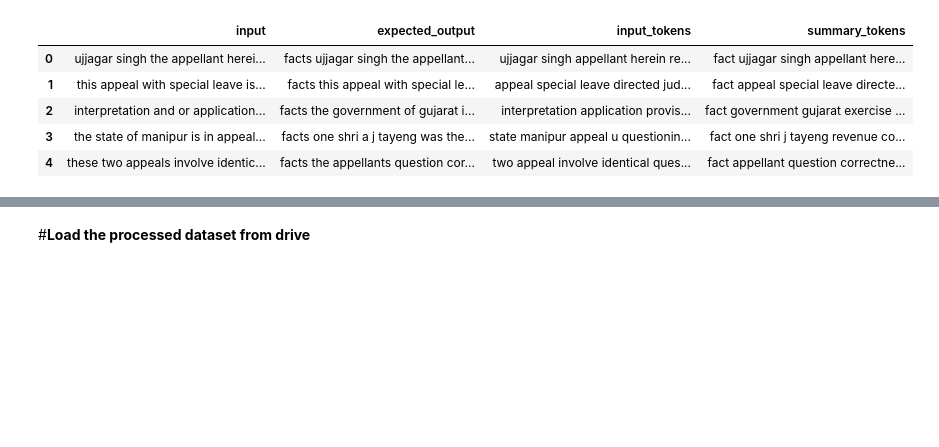
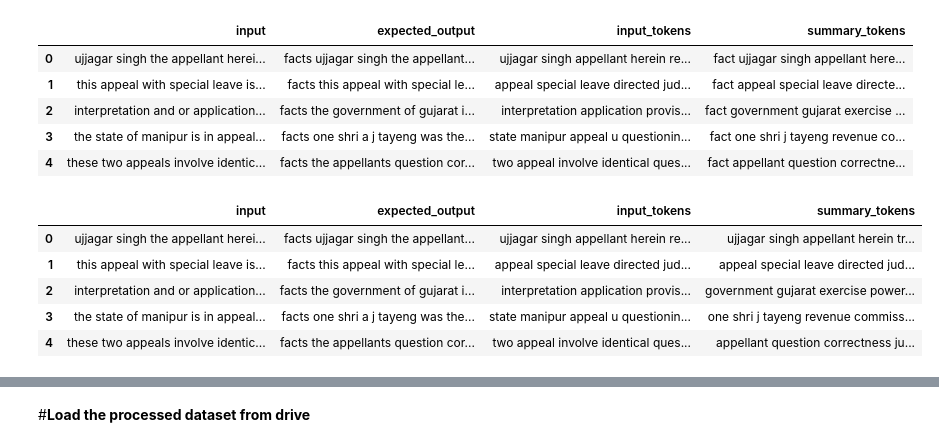
Before and after one commit to ayush9h/LegalDigest, a Jupyter notebook: LegalDigest_Model.ipynb, the cells around one changed output, grey strips where cells are left out. Saved outputs shown, nothing was run; the diff lists cells and outputs as text; code cells hidden in the pictures; blank space fills up the shorter version.

```diff
--- a/LegalDigest_Model.ipynb
+++ b/LegalDigest_Model.ipynb
@@ -146,4 +163,24 @@ df.head(5)
 | 2 | interpretation and or application... | facts the government of gujarat i... | interpretation application provis... | fact government gujarat exercise ... |
 | 3 | the state of manipur is in appeal... | facts one shri a j tayeng was the... | state manipur appeal u questionin... | fact one shri j tayeng revenue co... |
 | 4 | these two appeals involve identic... | facts the appellants question cor... | two appeal involve identical ques... | fact appellant question correctne... |
+# %%
+# Removing some repeated words
+def remove_words(tokens, words):
+    token_list = tokens.split()
+    filtered_tokens = [token for token in token_list if token.lower() not in words]
+    return ' '.join(filtered_tokens)
+
+words_to_remove = ['fact', 'argument','issue','analysis','statute']
+
+df['input_tokens'] = df['input_tokens'].apply(lambda x: remove_words(x, words_to_remove))
+df['summary_tokens'] = df['summary_tokens'].apply(lambda x: remove_words(x, words_to_remove))
+
+df.head()
+# %% [output]
+|  | input | expected_output | input_tokens | summary_tokens |
+| 0 | ujjagar singh the appellant herei... | facts ujjagar singh the appellant... | ujjagar singh appellant herein re... | ujjagar singh appellant herein tr... |
+| 1 | this appeal with special leave is... | facts this appeal with special le... | appeal special leave directed jud... | appeal special leave directed jud... |
+| 2 | interpretation and or application... | facts the government of gujarat i... | interpretation application provis... | government gujarat exercise power... |
+| 3 | the state of manipur is in appeal... | facts one shri a j tayeng was the... | state manipur appeal u questionin... | one shri j tayeng revenue commiss... |
+| 4 | these two appeals involve identic... | facts the appellants question cor... | two appeal involve identical ques... | appellant question correctness ju... |
 # %% [markdown]
```
Also changed, not shown: parts of 32 cells of this notebook.
